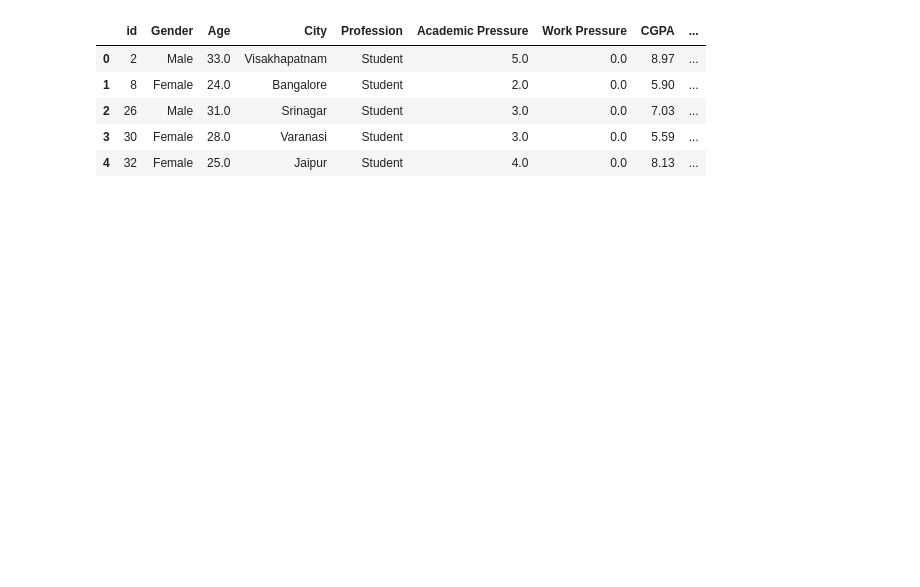
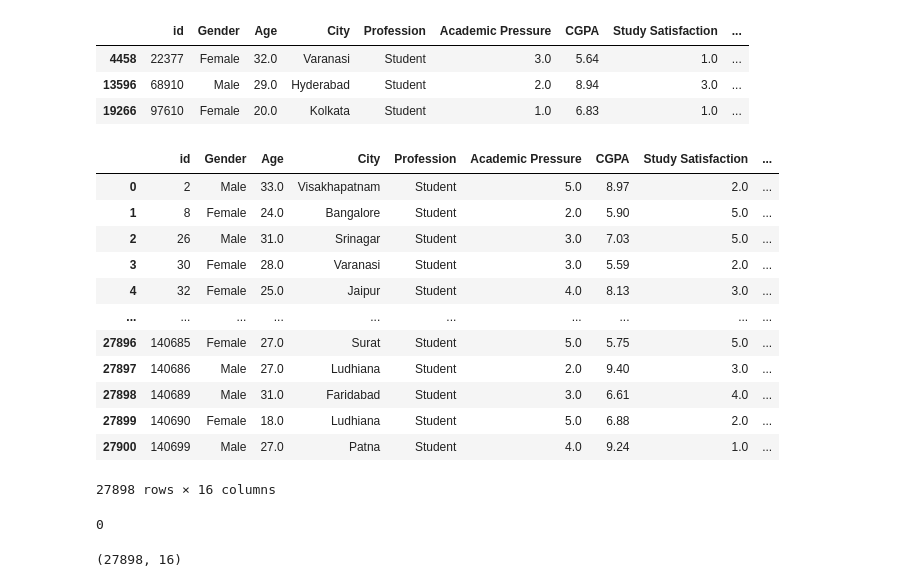
Before and after one commit to dinnifarisya/Student-Depression-Data-Science-Project, a Jupyter notebook: Data Science Project.ipynb, the cells around one changed output. Drawn from its saved outputs; the diff is of its cells as text; code cells hidden in the pictures; blank space fills up the shorter version.

```diff
--- a/Data Science Project.ipynb
+++ b/Data Science Project.ipynb
@@ -16,0 +27,7 @@ df.head()
+# %%
+#Drop unrelated column bcs our question tak focus on work/job that the student do +
+#work pressure , job satisfaction column mainly 0 , 3 orang je yg buat part time
+#i got rid of this for easier analysis
+
+df = df.drop(columns=['Work Pressure', 'Job Satisfaction' ])
+df
@@ -16,0 +48,3 @@ df.head()
+# %%
+#rename column work/study hour to study hour only
+df = df.rename(columns={'Work/Study Hours': 'Study Hours'})
@@ -24,11 +82,39 @@ df = df.drop_duplicates()
-# %%
-#replace 1 for 'yes' and 0 for 'no' in the depression column
-df['Depression'] = df['Depression'].replace({1: 'yes', 0: 'no'})
-df.head()
-# %% [output]
-|  | id | Gender | Age | City | Profession | Academic Pressure | Work Pressure | CGPA | ... |
-| 0 | 2 | Male | 33.0 | Visakhapatnam | Student | 5.0 | 0.0 | 8.97 | ... |
-| 1 | 8 | Female | 24.0 | Bangalore | Student | 2.0 | 0.0 | 5.90 | ... |
-| 2 | 26 | Male | 31.0 | Srinagar | Student | 3.0 | 0.0 | 7.03 | ... |
-| 3 | 30 | Female | 28.0 | Varanasi | Student | 3.0 | 0.0 | 5.59 | ... |
-| 4 | 32 | Female | 25.0 | Jaipur | Student | 4.0 | 0.0 | 8.13 | ... |
+# %%
+#check row with Nan value
+df[df.isnull().any(axis=1)]
+# %% [output]
+|  | id | Gender | Age | City | Profession | Academic Pressure | CGPA | Study Satisfaction | ... |
+| 4458 | 22377 | Female | 32.0 | Varanasi | Student | 3.0 | 5.64 | 1.0 | ... |
+| 13596 | 68910 | Male | 29.0 | Hyderabad | Student | 2.0 | 8.94 | 3.0 | ... |
+| 19266 | 97610 | Female | 20.0 | Kolkata | Student | 1.0 | 6.83 | 1.0 | ... |
+# %%
+#drop row  which contain Nan value
+df = df.dropna()
+df
+# %% [output]
+|  | id | Gender | Age | City | Profession | Academic Pressure | CGPA | Study Satisfaction | ... |
+| 0 | 2 | Male | 33.0 | Visakhapatnam | Student | 5.0 | 8.97 | 2.0 | ... |
+| 1 | 8 | Female | 24.0 | Bangalore | Student | 2.0 | 5.90 | 5.0 | ... |
+| 2 | 26 | Male | 31.0 | Srinagar | Student | 3.0 | 7.03 | 5.0 | ... |
+| 3 | 30 | Female | 28.0 | Varanasi | Student | 3.0 | 5.59 | 2.0 | ... |
+| 4 | 32 | Female | 25.0 | Jaipur | Student | 4.0 | 8.13 | 3.0 | ... |
+| ... | ... | ... | ... | ... | ... | ... | ... | ... | ... |
+| 27896 | 140685 | Female | 27.0 | Surat | Student | 5.0 | 5.75 | 5.0 | ... |
+| 27897 | 140686 | Male | 27.0 | Ludhiana | Student | 2.0 | 9.40 | 3.0 | ... |
+| 27898 | 140689 | Male | 31.0 | Faridabad | Student | 3.0 | 6.61 | 4.0 | ... |
+| 27899 | 140690 | Female | 18.0 | Ludhiana | Student | 5.0 | 6.88 | 2.0 | ... |
+| 27900 | 140699 | Male | 27.0 | Patna | Student | 4.0 | 9.24 | 1.0 | ... |
+27898 rows × 16 columns
+# %%
+#show duplicate value
+duplicates = df.duplicated().sum()
+print(duplicates)
+
+df = df.drop_duplicates()
+#there is no duplicate row in this dataset
+# %% [output]
+0
+# %%
+df.shape
+# %% [output]
+(27898, 16)
```
Also changed, not shown: parts of 20 cells of this notebook.
